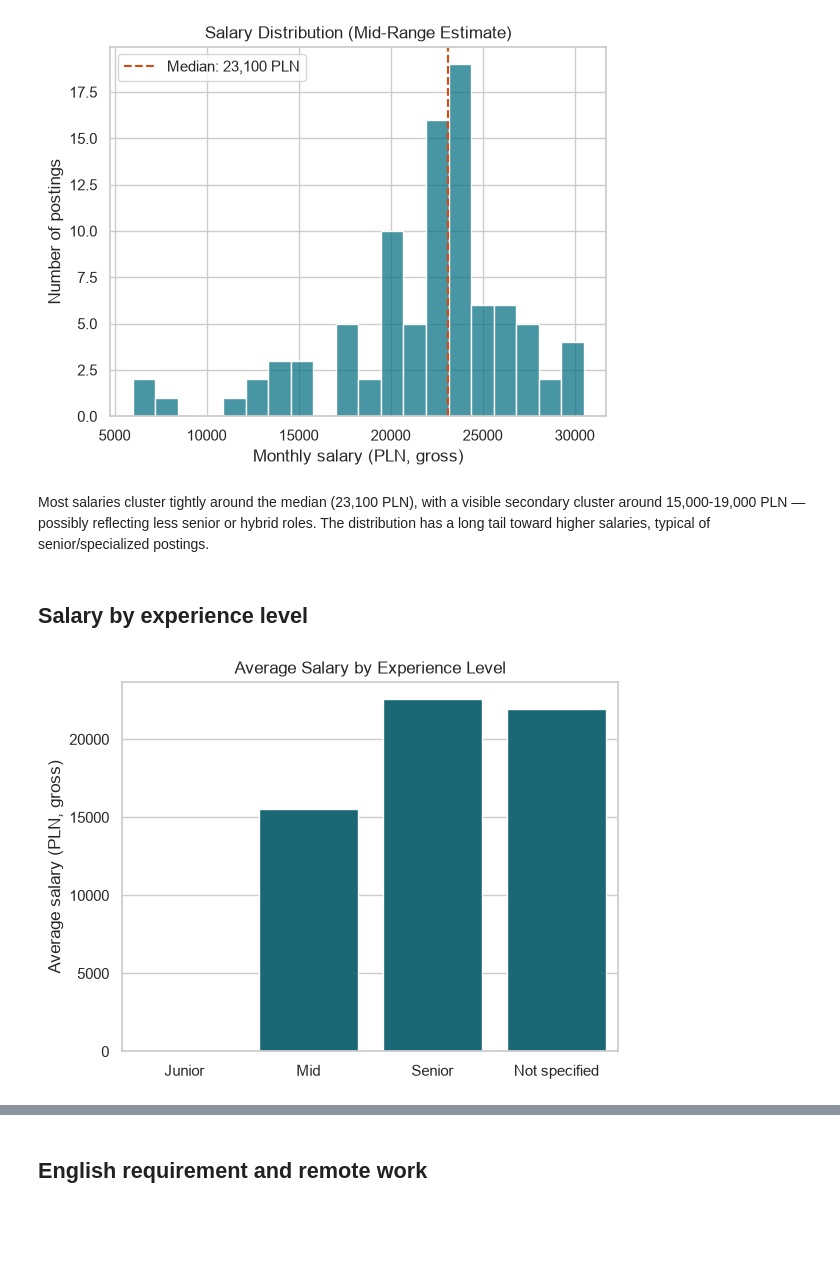
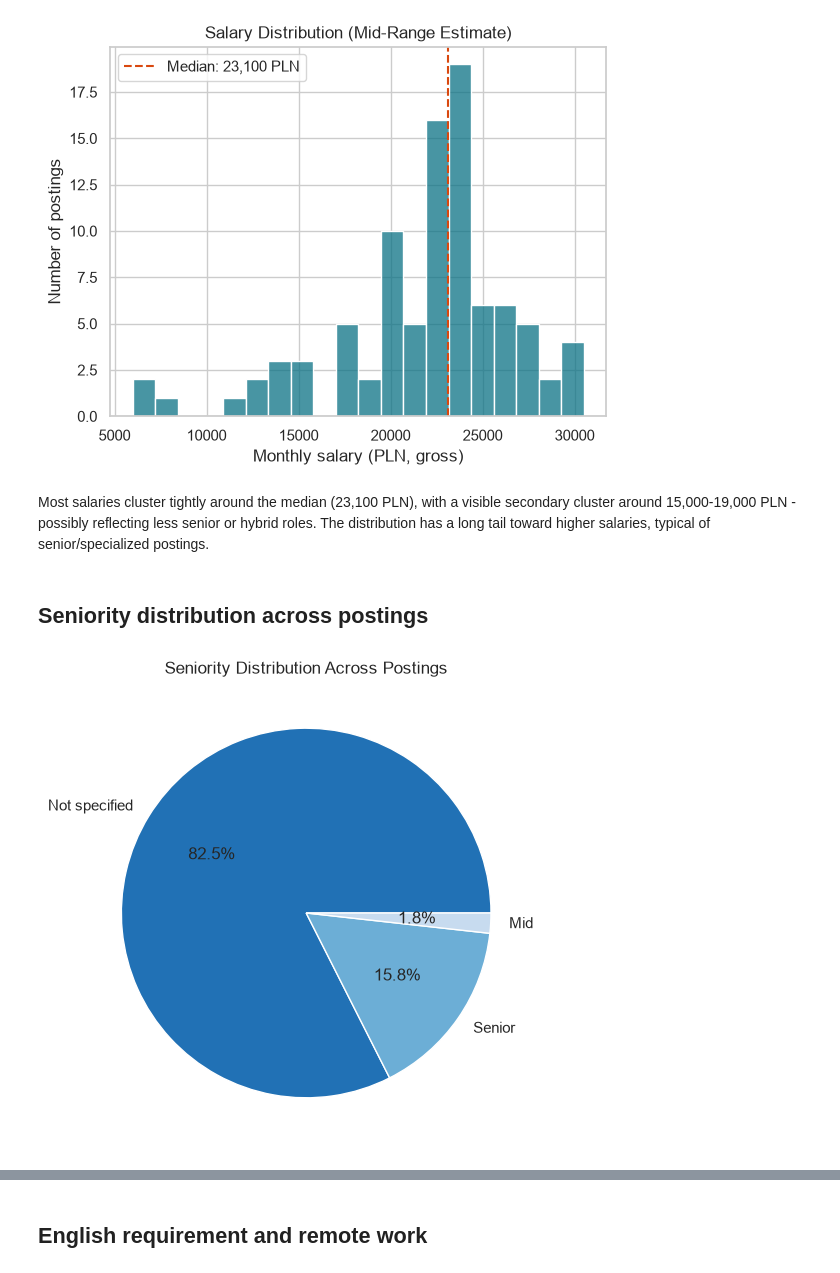
Before and after one commit to PSawaniewska/job-market-pulse, a Jupyter notebook: notebooks/02_visualizations.ipynb, the cells around one changed output, grey strips where cells are left out. Cells and saved outputs as stored; diff of their text form; code cells hidden in the pictures; blank space fills up the shorter version.

Commit message:
complete visualization notebook: 7 charts covering skills, salary, seniority, location, and companies

```diff
--- a/notebooks/02_visualizations.ipynb
+++ b/notebooks/02_visualizations.ipynb
@@ -46,38 +46,30 @@ plt.show()
 [figure]
 # %% [markdown]
 Most salaries cluster tightly around the median (23,100 PLN), with a
-visible secondary cluster around 15,000-19,000 PLN — possibly reflecting
+visible secondary cluster around 15,000-19,000 PLN - possibly reflecting
 less senior or hybrid roles. The distribution has a long tail toward
 higher salaries, typical of senior/specialized postings.
 # %% [markdown]
-## Salary by experience level
+## Seniority distribution across postings
 # %%
 def get_experience_level(title):
     if "Junior" in title:
         return "Junior"
     elif "Senior" in title:
         return "Senior"
     elif "Mid" in title:
         return "Mid"
     else:
         return "Not specified"
 
 df_jobs["experience_level"] = df_jobs["title"].apply(get_experience_level)
 
-level_order = ["Junior", "Mid", "Senior", "Not specified"]
+level_counts = df_jobs["experience_level"].value_counts()
 
-sns.barplot(
-    data=df_jobs[df_jobs["mid_salary"].notna()],
-    x="experience_level",
-    y="mid_salary",
-    order=level_order,
-    color=MAIN_COLOR,
-    errorbar=None,
-)
-plt.title("Average Salary by Experience Level")
-plt.xlabel("")
-plt.ylabel("Average salary (PLN, gross)")
+plt.figure(figsize=(6, 6))
+plt.pie(level_counts, labels=level_counts.index, autopct="%1.1f%%", colors=sns.color_palette("Blues_r", len(level_counts)))
+plt.title("Seniority Distribution Across Postings")
 plt.show()
 # %% [output]
-[figure, old version]
+[figure, new version]
 # %% [markdown]
```
Also changed, not shown: parts of 12 cells of this notebook, 1 other file.
